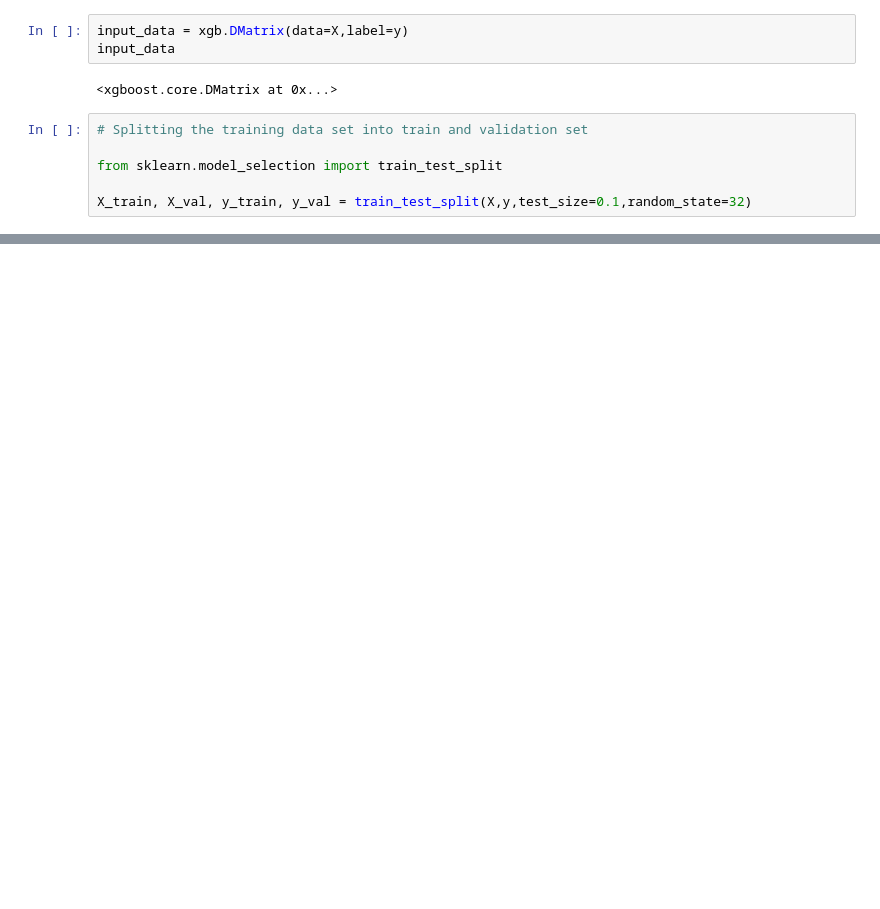
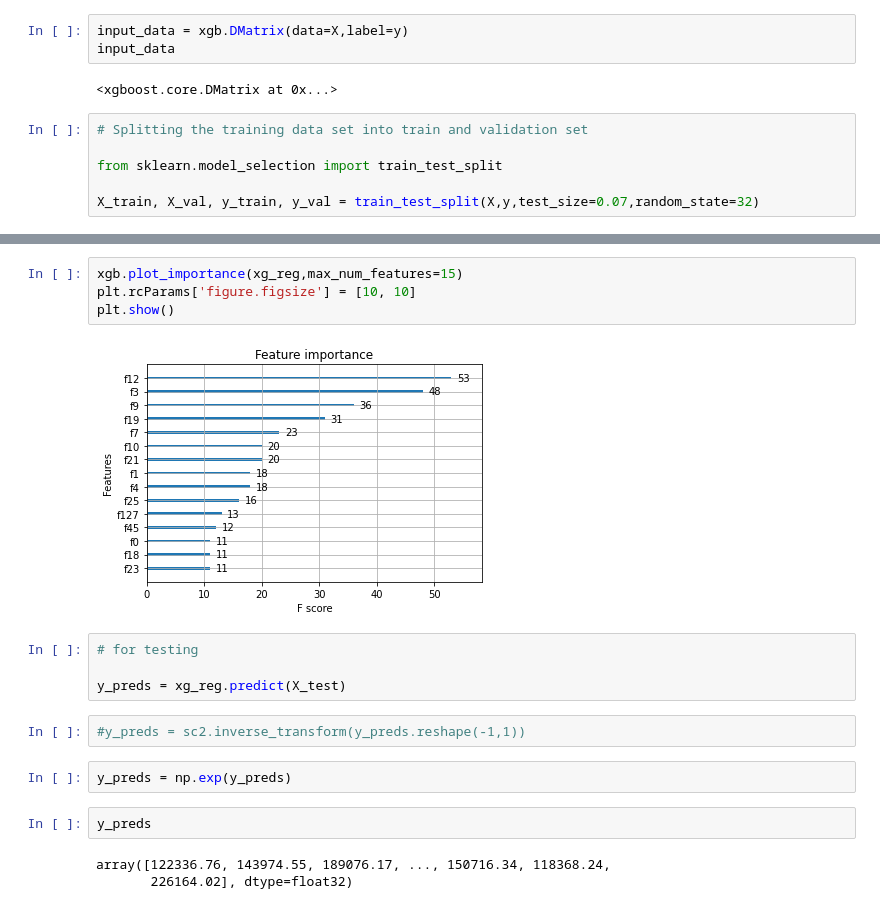
Before and after one commit to akash1309/House-Price-Prediction-Kaggle, a Jupyter notebook: Regression.ipynb, the cells around one changed output, grey strips where cells are left out. Cells and saved outputs as stored; diff of their text form; blank space fills up the shorter version.

```diff
--- a/Regression.ipynb
+++ b/Regression.ipynb
@@ -250,7 +255,7 @@ input_data
 
 from sklearn.model_selection import train_test_split
 
-X_train, X_val, y_train, y_val = train_test_split(X,y,test_size=0.1,random_state=32)
+X_train, X_val, y_train, y_val = train_test_split(X,y,test_size=0.07,random_state=32)
 # %%
 X_train.shape , X_val.shape
 # %% [output]
@@ -273,0 +326,19 @@ y_val = sc2.transform(y_val.reshape(-1,1))
+# %%
+xgb.plot_importance(xg_reg,max_num_features=15)
+plt.rcParams['figure.figsize'] = [10, 10]
+plt.show()
+# %% [output]
+[figure, added]
+# %%
+# for testing
+
+y_preds = xg_reg.predict(X_test)
+# %%
+#y_preds = sc2.inverse_transform(y_preds.reshape(-1,1))
+# %%
+y_preds = np.exp(y_preds)
+# %%
+y_preds
+# %% [output]
+array([122336.76, 143974.55, 189076.17, ..., 150716.34, 118368.24,
+       226164.02], dtype=float32)
```
Also changed, not shown: parts of 17 cells of this notebook.
